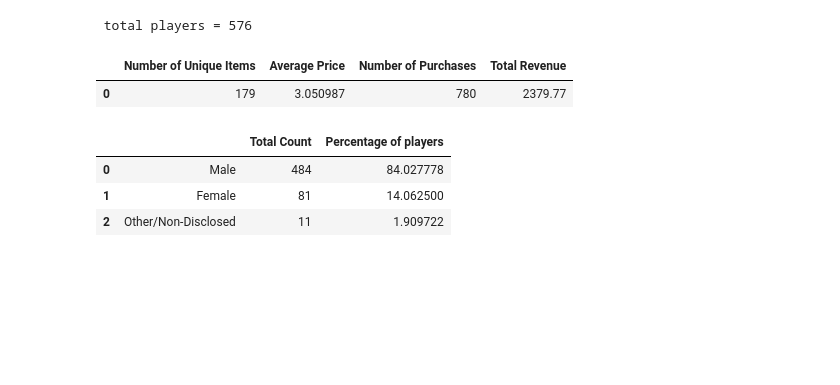
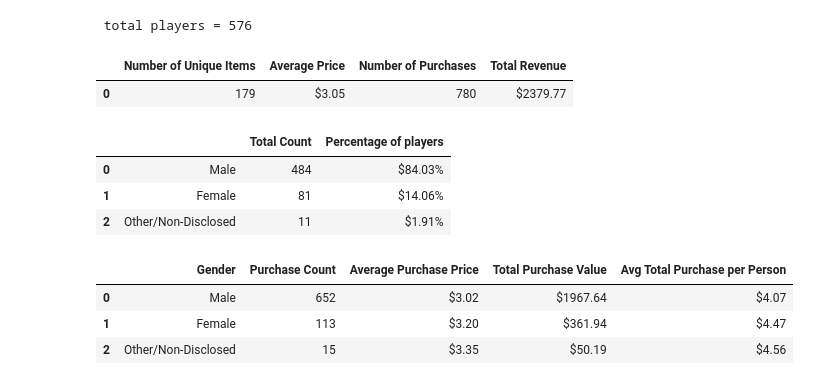
Before and after one commit to Wjones101/pandas-challenge, a Jupyter notebook: HeroesOfPymoli/heroes.ipynb, the cells around one changed output. Saved outputs shown, nothing was run; the diff lists cells and outputs as text; code cells hidden in the pictures; blank space fills up the shorter version.

```diff
--- a/HeroesOfPymoli/heroes.ipynb
+++ b/HeroesOfPymoli/heroes.ipynb
@@ -29,23 +34,56 @@ purchasing_analysis = pd.DataFrame({"Number of Unique Items": [unique_items.coun
                                   "Average Price": [average],
                                   "Number of Purchases": [total_purchases],
                                   "Total Revenue": [profit]})
+
+
+purchasing_analysis["Average Price"] = purchasing_analysis["Average Price"].map("${:.2f}".format)
+purchasing_analysis["Total Revenue"] = purchasing_analysis["Total Revenue"].map("${:.2f}".format)
+
 purchasing_analysis
 # %% [output]
 |  | Number of Unique Items | Average Price | Number of Purchases | Total Revenue |
-| 0 | 179 | 3.050987 | 780 | 2379.77 |
+| 0 | 179 | $3.05 | 780 | $2379.77 |
 # %%
 Males = pd.unique(purchase_data[purchase_data['Gender'] == "Male" ]['SN'])
 Females = pd.unique(purchase_data[purchase_data['Gender'] == "Female" ]['SN'])
 Others = pd.unique(purchase_data[purchase_data['Gender'] == "Other / Non-Disclosed" ]['SN'])
 #len(Males)
 #len(Females)
 #len(Others)
 Gender_analysis = pd.DataFrame({"":["Male", "Female", "Other/Non-Disclosed"],
                                 "Total Count": [len(Males), len(Females), len(Others)],
-                                "Percentage of players": [len(Males)/player_count.count()*100, len(Females)/player_count.count()*100, len(Others)/player_count.count()*100 ]})
+                                "Percentage of players": [len(Males)/player_count.count(), len(Females)/player_count.count(), len(Others)/player_count.count() ]})
+
+Gender_analysis["Percentage of players"] = Gender_analysis["Percentage of players"].map("${:.2%}".format)
+
+
 Gender_analysis
 # %% [output]
 |  |  | Total Count | Percentage of players |
-| 0 | Male | 484 | 84.027778 |
-| 1 | Female | 81 | 14.062500 |
-| 2 | Other/Non-Disclosed | 11 | 1.909722 |
+| 0 | Male | 484 | $84.03% |
+| 1 | Female | 81 | $14.06% |
+| 2 | Other/Non-Disclosed | 11 | $1.91% |
+# %%
+Male_purchase = purchase_data.loc[purchase_data["Gender"] == "Male", :]
+Female_purchase = purchase_data.loc[purchase_data["Gender"] == "Female", :]
+Other_purchase = purchase_data.loc[purchase_data["Gender"] == "Other / Non-Disclosed", :]
+totalM = Male_purchase["Price"].sum()
+totalF = Female_purchase["Price"].sum()
+totalO = Other_purchase["Price"].sum()
+Gender_spending = pd.DataFrame({"Gender":["Male", "Female", "Other/Non-Disclosed"],
+                                "Purchase Count": [len(Male_purchase), len(Female_purchase), len(Other_purchase)],
+                                "Average Purchase Price": [totalM/len(Male_purchase),totalF/len(Female_purchase),totalO/len(Other_purchase)],
+                                "Total Purchase Value": [totalM,totalF,totalO],
+                                "Avg Total Purchase per Person": [totalM/len(Males), totalF/len(Females), totalO/len(Others) ]})
+
+
+Gender_spending["Average Purchase Price"]=Gender_spending["Average Purchase Price"].map("${:.2f}".format)
+Gender_spending["Total Purchase Value"]=Gender_spending["Total Purchase Value"].map("${:.2f}".format)
+Gender_spending["Avg Total Purchase per Person"]=Gender_spending["Avg Total Purchase per Person"].map("${:.2f}".format)
+
+Gender_spending
+# %% [output]
+|  | Gender | Purchase Count | Average Purchase Price | Total Purchase Value | Avg Total Purchase per Person |
+| 0 | Male | 652 | $3.02 | $1967.64 | $4.07 |
+| 1 | Female | 113 | $3.20 | $361.94 | $4.47 |
+| 2 | Other/Non-Disclosed | 15 | $3.35 | $50.19 | $4.56 |
```
Also changed, not shown: parts of 6 cells of this notebook.
